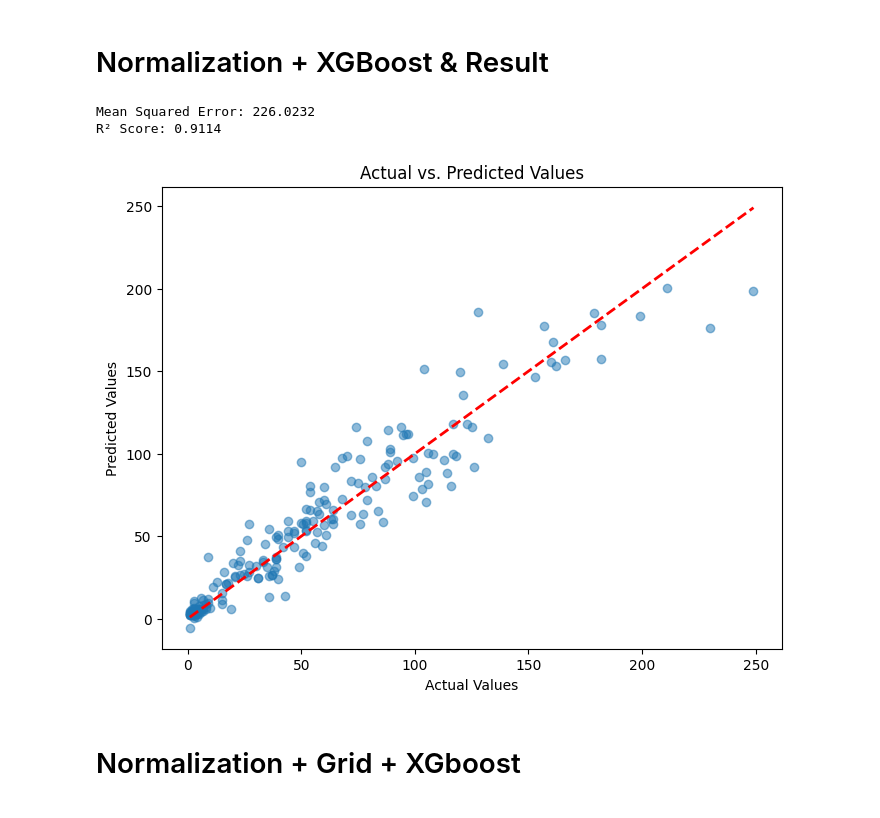
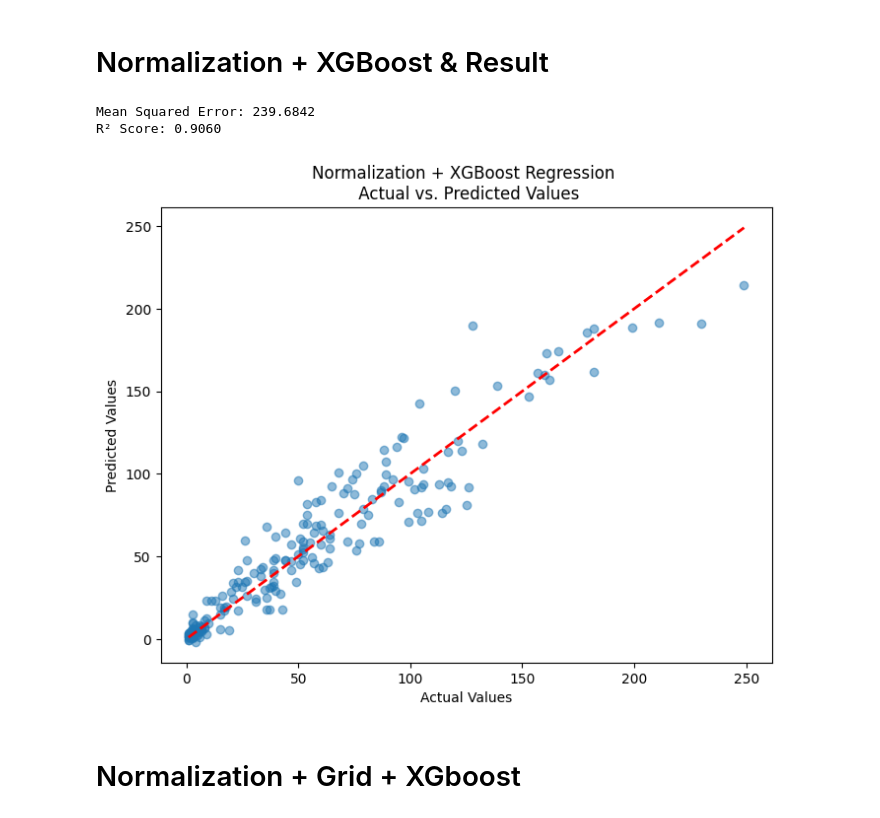
Before and after one commit to s4tlaw/KTH_AH2179, a Jupyter notebook: KTH_AH2179_asm_1_ipynb.ipynb, the cells around one changed output. Drawn from its saved outputs; the diff is of its cells as text; code cells hidden in the pictures.

```diff
--- a/KTH_AH2179_asm_1_ipynb.ipynb
+++ b/KTH_AH2179_asm_1_ipynb.ipynb
@@ -178,47 +165,42 @@ R-squared: 0.24400585838749322
 # Normalization + XGBoost & Result
 # %%
 import xgboost as xgb
-model_XG = xgb.XGBRegressor(
-    n_estimators=100,
-    learning_rate=0.1,
-    max_depth=5,
-    random_state=42
-)
+model_XG = xgb.XGBRegressor()
 
 # 4. Train the model
 model_XG.fit(X_train_scaled, y_train)
 
 # 3. Make predictions (will output continuous numerical values)
 predictions = model_XG.predict(X_test_scaled)
 
 # 4. Evaluate using regression metrics
-mse = mean_squared_error(y_test, predictions)
-r2 = r2_score(y_test, predictions)
+mse_before = mean_squared_error(y_test, predictions)
+r2_before = r2_score(y_test, predictions)
 
-print(f"Mean Squared Error: {mse:.4f}")
-print(f"R² Score: {r2:.4f}")
+print(f"Mean Squared Error: {mse_before:.4f}")
+print(f"R² Score: {r2_before:.4f}")
 
 
 # y_test contains the actual target values for the test dataset
 # predictions contains the predicted values for the test dataset
 
 # Create a scatter plot to visualize the relationship
 plt.figure(figsize=(8, 6))
 plt.scatter(y_test, predictions, alpha=0.5)  # Plot actual vs. predicted values
 
 # Add labels and title
 plt.xlabel("Actual Values")
 plt.ylabel("Predicted Values")
-plt.title("Actual vs. Predicted Values")
+plt.title("Normalization + XGBoost Regression \n Actual vs. Predicted Values")
 
 # Add a diagonal line for reference (perfect predictions)
 plt.plot([min(y_test), max(y_test)], [min(y_test), max(y_test)], linestyle='--', color='red', lw=2)
 
 # Show the plot
 plt.show()
 # %% [output]
-Mean Squared Error: 226.0232
-R² Score: 0.9114
+Mean Squared Error: 239.6842
+R² Score: 0.9060
-[figure, old version]
+[figure, new version]
 # %% [markdown]
 # Normalization + Grid + XGboost
```
Also changed, not shown: parts of 6 cells of this notebook.
